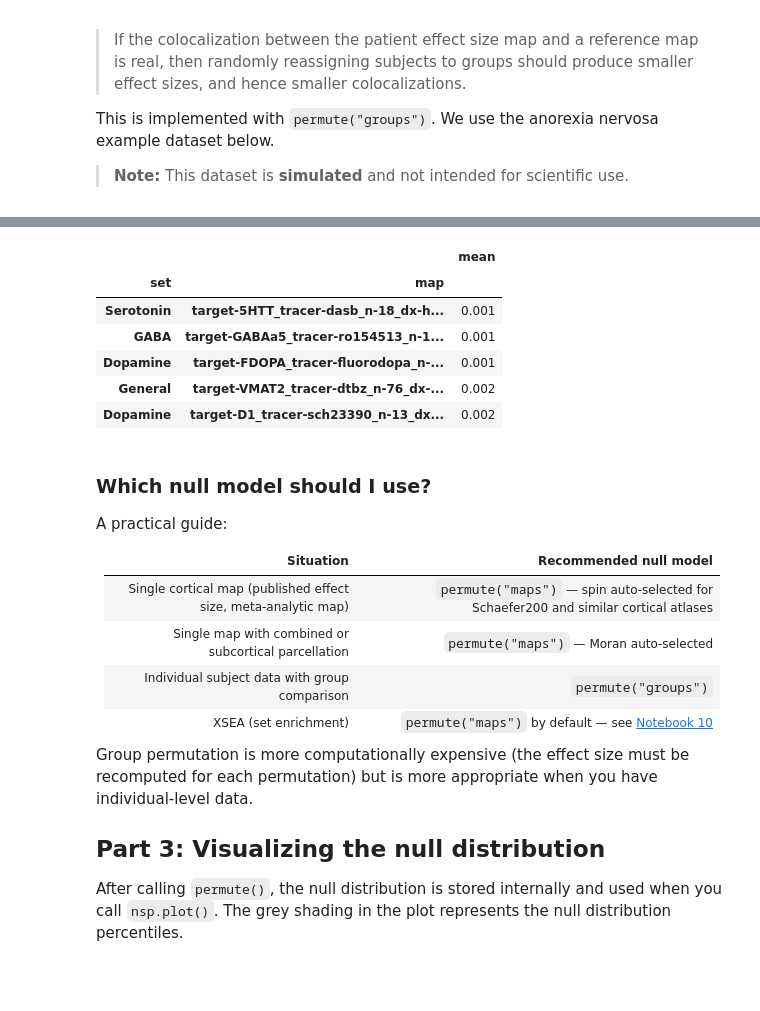
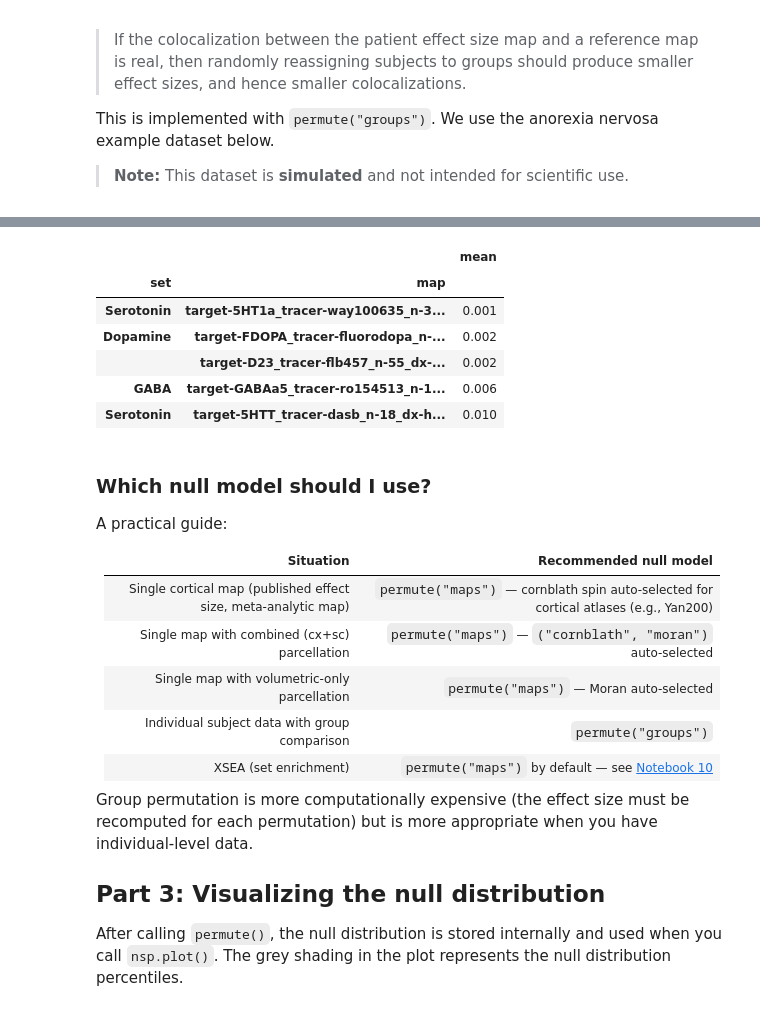
Before and after one commit to LeonDLotter/NiSpace, a Jupyter notebook: docs/nb_introduction/intro05_null_models.ipynb, the cells around one changed output, grey strips where cells are left out. Saved outputs shown, nothing was run; the diff lists cells and outputs as text; code cells hidden in the pictures; blank space fills up the shorter version.

```diff
--- a/docs/nb_introduction/intro05_null_models.ipynb
+++ b/docs/nb_introduction/intro05_null_models.ipynb
@@ -22,12 +22,12 @@ from nispace.io import load_img
 from nispace.api import NiSpace
 
 # set up with the pain map
-pet_maps = fetch_reference("pet", parcellation="Schaefer200",
+pet_maps = fetch_reference("pet", parcellation="Yan200",
                            collection="UniqueTracers", print_references=False)
 pain_map = load_img("neuroquery/pain.nii.gz")
 
 nsp = NiSpace(x=pet_maps, y=pain_map, y_labels="Pain",
-              parcellation="Schaefer200", seed=42, n_proc=4)
+              parcellation="Yan200", seed=42, n_proc=4)
 nsp.fit()
 nsp.colocalize("spearman")
 # %% [output]
@@ -173,10 +264,10 @@ This is implemented with `permute("groups")`. We use the anorexia nervosa exampl
 > **Note:** This dataset is **simulated** and not intended for scientific use.
 # %%
 # set up with the anorexia nervosa dataset
-an_data = fetch_example("anorexianervosa", parcellation="Schaefer200")
+an_data = fetch_example("anorexianervosa", parcellation="Yan200")
 groups = an_data.index.str.extract(r'(AN|HC)$')[0].values
 
-nsp_groups = NiSpace(x=pet_maps, y=an_data, parcellation="Schaefer200",
+nsp_groups = NiSpace(x=pet_maps, y=an_data, parcellation="Yan200",
                      seed=42, n_proc=4)
 nsp_groups.fit()
 
@@ -208,11 +299,11 @@ INFO | 02/06/26 16:38:52 | nispace.core.permute: Calculating exact p-values (tai
 Group permutation (mean) — 5 lowest p-values:
 |  |  | mean |
 | set | map |  |
-| Serotonin | target-5HTT_tracer-dasb_n-18_dx-h... | 0.001 |
-| GABA | target-GABAa5_tracer-ro154513_n-1... | 0.001 |
-| Dopamine | target-FDOPA_tracer-fluorodopa_n-... | 0.001 |
-| General | target-VMAT2_tracer-dtbz_n-76_dx-... | 0.002 |
-| Dopamine | target-D1_tracer-sch23390_n-13_dx... | 0.002 |
+| Serotonin | target-5HT1a_tracer-way100635_n-3... | 0.001 |
+| Dopamine | target-FDOPA_tracer-fluorodopa_n-... | 0.002 |
+|  | target-D23_tracer-flb457_n-55_dx-... | 0.002 |
+| GABA | target-GABAa5_tracer-ro154513_n-1... | 0.006 |
+| Serotonin | target-5HTT_tracer-dasb_n-18_dx-h... | 0.010 |
 # %% [markdown]
 ### Which null model should I use?
 
@@ -220,8 +311,9 @@ A practical guide:
 
 | Situation | Recommended null model |
 |-----------|------------------------|
-| Single cortical map (published effect size, meta-analytic map) | `permute("maps")` — spin auto-selected for Schaefer200 and similar cortical atlases |
-| Single map with combined or subcortical parcellation | `permute("maps")` — Moran auto-selected |
+| Single cortical map (published effect size, meta-analytic map) | `permute("maps")` — cornblath spin auto-selected for cortical atlases (e.g., Yan200) |
+| Single map with combined (cx+sc) parcellation | `permute("maps")` — `("cornblath", "moran")` auto-selected |
+| Single map with volumetric-only parcellation | `permute("maps")` — Moran auto-selected |
 | Individual subject data with group comparison | `permute("groups")` |
 | XSEA (set enrichment) | `permute("maps")` by default — see [Notebook 10](intro10_xsea.ipynb) |
 
```
Also changed, not shown: parts of 11 cells of this notebook, 11 other files.
